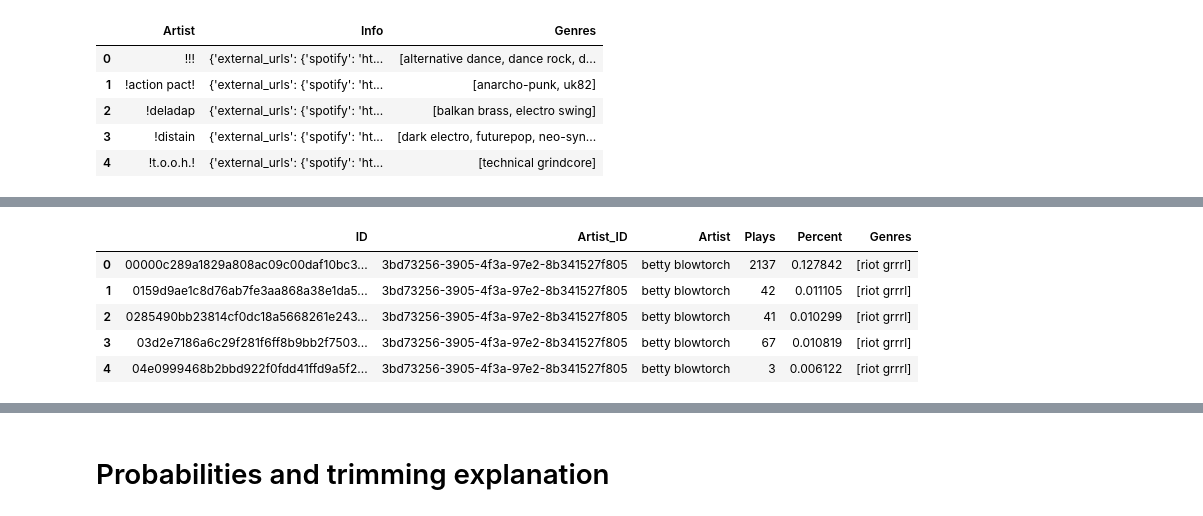
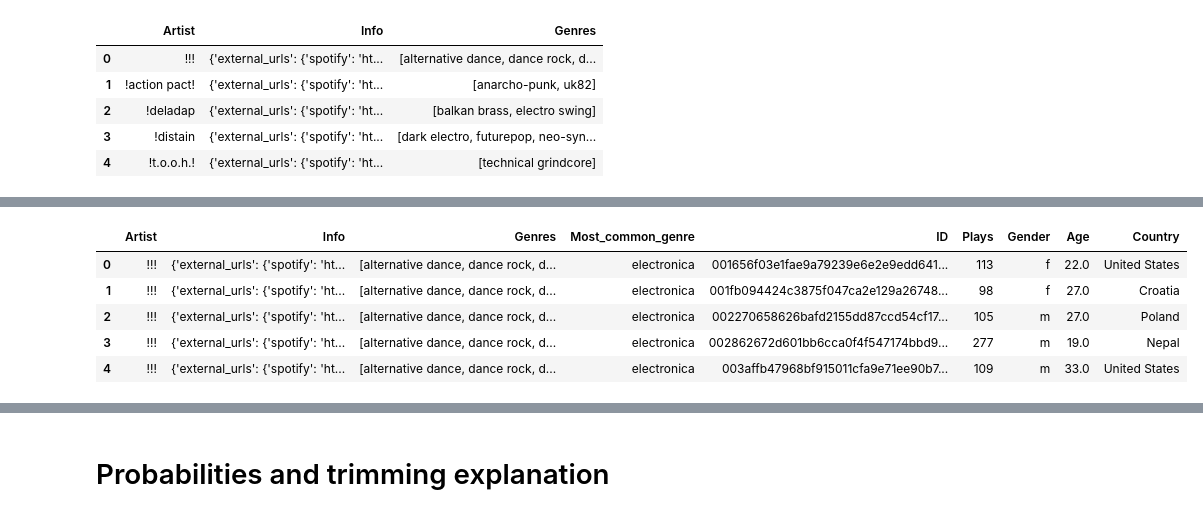
Before and after one commit to Caotick/mlbd-project, a Jupyter notebook: mlbd_project_spotify_api.ipynb, the cells around one changed output, grey strips where cells are left out. Cells and saved outputs as stored; diff of their text form; code cells hidden in the pictures.

Commit message:
Genre predictions

```diff
--- a/mlbd_project_spotify_api.ipynb
+++ b/mlbd_project_spotify_api.ipynb
@@ -427,0 +433,4 @@ top_data_percent['Percent'] = top_data['Plays'] / top_data[['ID', 'Plays']].grou
+# %%
+from collections import Counter
+c = Counter(all_genres)
+c.most_common(10)
@@ -427,0 +448,12 @@ top_data_percent['Percent'] = top_data['Plays'] / top_data[['ID', 'Plays']].grou
+# %%
+def best_genre(l, c) :
+    best = ""
+    best_num = 0
+    for elem in l:
+        if(c[elem] > best_num) :
+            best = elem
+            best_num = c[elem]
+    return best
+# %%
+add_data['Most_common_genre'] = add_data['Genres'].map(lambda x: best_genre(x, c))
+add_data.head()
@@ -428,10 +467,12 @@ top_data_percent['Percent'] = top_data['Plays'] / top_data[['ID', 'Plays']].grou
+# %%
+add_data = add_data[add_data['Genres'].apply(len) > 0]
 # %%
-df = top_data_percent.merge(add_data[['Artist', 'Genres']], on = 'Artist')
+df = add_data.merge(top_merged, on = 'Artist')
 df.head()
 # %% [output]
-|  | ID | Artist_ID | Artist | Plays | Percent | Genres |
-| 0 | 00000c289a1829a808ac09c00daf10bc3... | 3bd73256-3905-4f3a-97e2-8b341527f805 | betty blowtorch | 2137 | 0.127842 | [riot grrrl] |
-| 1 | 0159d9ae1c8d76ab7fe3aa868a38e1da5... | 3bd73256-3905-4f3a-97e2-8b341527f805 | betty blowtorch | 42 | 0.011105 | [riot grrrl] |
-| 2 | 0285490bb23814cf0dc18a5668261e243... | 3bd73256-3905-4f3a-97e2-8b341527f805 | betty blowtorch | 41 | 0.010299 | [riot grrrl] |
-| 3 | 03d2e7186a6c29f281f6ff8b9bb2f7503... | 3bd73256-3905-4f3a-97e2-8b341527f805 | betty blowtorch | 67 | 0.010819 | [riot grrrl] |
-| 4 | 04e0999468b2bbd922f0fdd41ffd9a5f2... | 3bd73256-3905-4f3a-97e2-8b341527f805 | betty blowtorch | 3 | 0.006122 | [riot grrrl] |
+|  | Artist | Info | Genres | Most_common_genre | ID | Plays | Gender | Age | Country |
+| 0 | !!! | {'external_urls': {'spotify': 'ht... | [alternative dance, dance rock, d... | electronica | 001656f03e1fae9a79239e6e2e9edd641... | 113 | f | 22.0 | United States |
+| 1 | !!! | {'external_urls': {'spotify': 'ht... | [alternative dance, dance rock, d... | electronica | 001fb094424c3875f047ca2e129a26748... | 98 | f | 27.0 | Croatia |
+| 2 | !!! | {'external_urls': {'spotify': 'ht... | [alternative dance, dance rock, d... | electronica | 002270658626bafd2155dd87ccd54cf17... | 105 | m | 27.0 | Poland |
+| 3 | !!! | {'external_urls': {'spotify': 'ht... | [alternative dance, dance rock, d... | electronica | 002862672d601bb6cca0f4f547174bbd9... | 277 | m | 19.0 | Nepal |
+| 4 | !!! | {'external_urls': {'spotify': 'ht... | [alternative dance, dance rock, d... | electronica | 003affb47968bf915011cfa9e71ee90b7... | 109 | m | 33.0 | United States |
```
Also changed, not shown: parts of 22 cells of this notebook.
